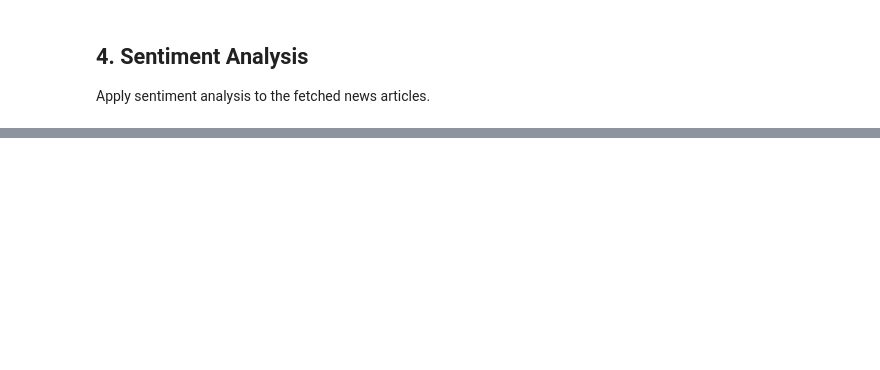
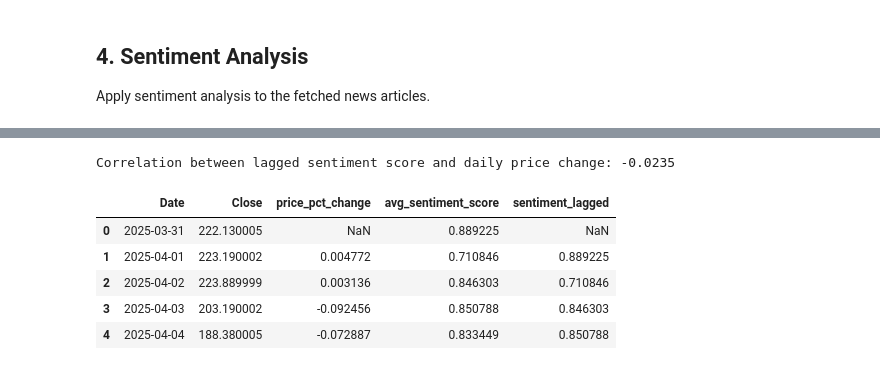
Before and after one commit to shawnisikli/stock_sentiment_analysisv1, a Jupyter notebook: notebooks/financial_sentiment_analysis.ipynb, the cells around one changed output, grey strips where cells are left out. Saved outputs shown, nothing was run; the diff lists cells and outputs as text; code cells hidden in the pictures; blank space fills up the shorter version.

```diff
--- a/notebooks/financial_sentiment_analysis.ipynb
+++ b/notebooks/financial_sentiment_analysis.ipynb
@@ -126,0 +246,30 @@ Skipping sentiment analysis as no news articles were successfully fetched or the
+# %%
+if merged_df is not None and not merged_df.empty and 'avg_sentiment_score' in merged_df.columns:
+    # Calculate daily percentage change in closing price
+    merged_df['price_pct_change'] = merged_df['Close'].pct_change()
+
+    # Shift sentiment scores to align sentiment from day D with price change from D to D+1
+    merged_df['sentiment_lagged'] = merged_df['avg_sentiment_score'].shift(1)
+
+    # Calculate correlation between lagged sentiment and price change
+    # Drop NaN values that result from pct_change and shift
+    correlation_df = merged_df[['sentiment_lagged', 'price_pct_change']].dropna()
+
+    if not correlation_df.empty:
+        correlation = correlation_df['sentiment_lagged'].corr(correlation_df['price_pct_change'])
+        print(f"Correlation between lagged sentiment score and daily price change: {correlation:.4f}")
+
+        # Display the relevant columns for inspection
+        display(merged_df[['Date', 'Close', 'price_pct_change', 'avg_sentiment_score', 'sentiment_lagged']].head())
+    else:
+        print("Not enough overlapping data points to calculate correlation after lagging and calculating price change.")
+else:
+    print("Merged data not available, empty, or missing 'avg_sentiment_score'. Cannot calculate correlation.")
+# %% [output]
+Correlation between lagged sentiment score and daily price change: -0.0235
+|  | Date | Close | price_pct_change | avg_sentiment_score | sentiment_lagged |
+| 0 | 2025-03-31 | 222.130005 | NaN | 0.889225 | NaN |
+| 1 | 2025-04-01 | 223.190002 | 0.004772 | 0.710846 | 0.889225 |
+| 2 | 2025-04-02 | 223.889999 | 0.003136 | 0.846303 | 0.710846 |
+| 3 | 2025-04-03 | 203.190002 | -0.092456 | 0.850788 | 0.846303 |
+| 4 | 2025-04-04 | 188.380005 | -0.072887 | 0.833449 | 0.850788 |
```
Also changed, not shown: parts of 7 cells of this notebook, 3 other files.
